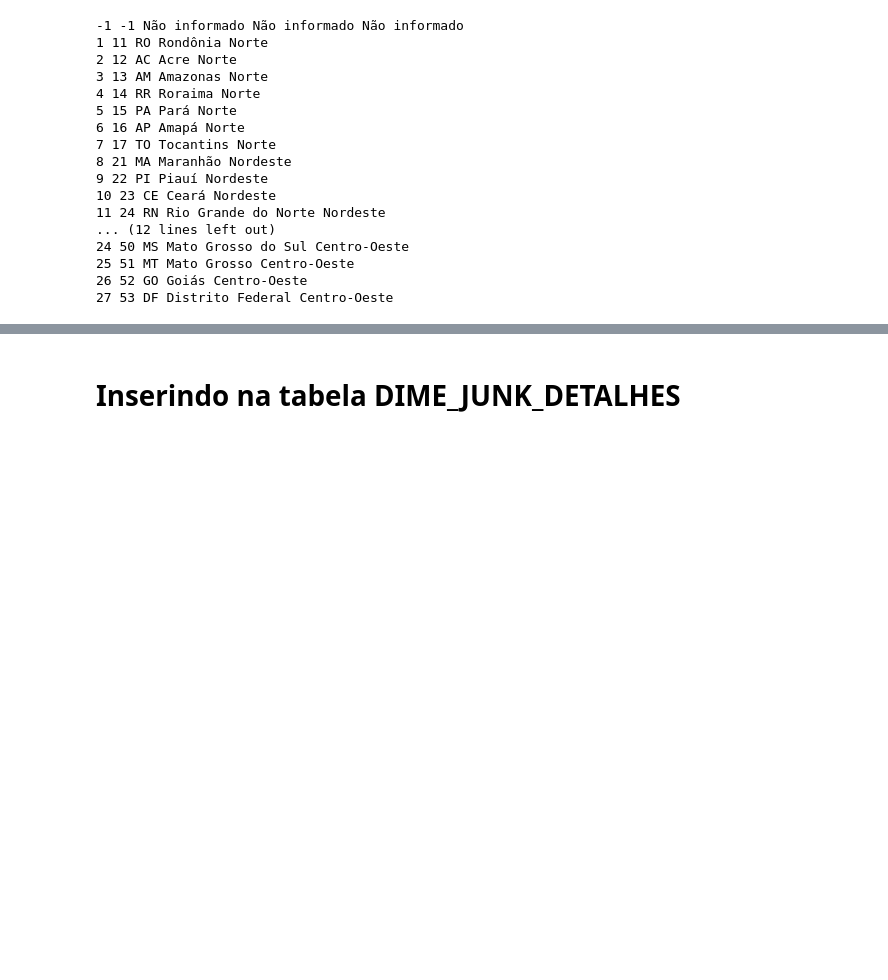
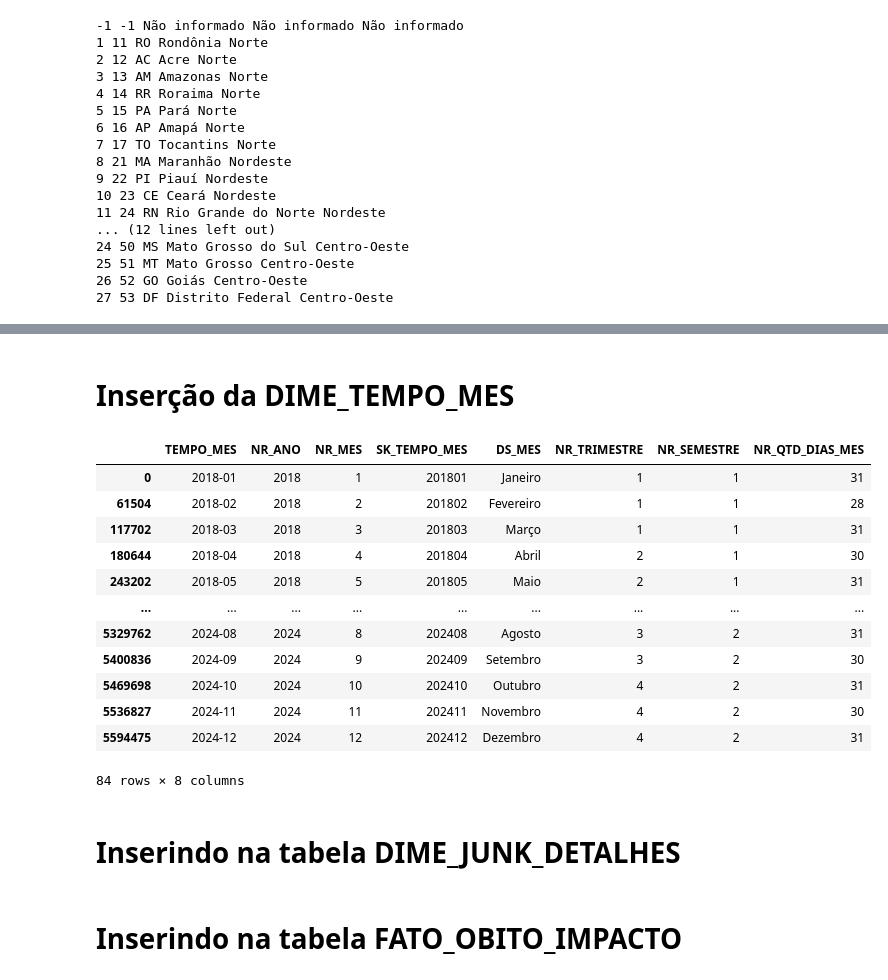
Before and after one commit to caiogoia123/Projeto_Final_BI, a Jupyter notebook: DataMart.ipynb, the cells around one changed output, grey strips where cells are left out. Drawn from its saved outputs; the diff is of its cells as text; code cells hidden in the pictures; blank space fills up the shorter version.

```diff
--- a/DataMart.ipynb
+++ b/DataMart.ipynb
@@ -439,0 +685,2 @@ conn.close()
+# %% [markdown]
+# Inserção da DIME_TEMPO_MES
@@ -440,2 +746,18 @@ conn.close()
+# %%
+df_tempo.head(84)
+# %% [output]
+|  | TEMPO_MES | NR_ANO | NR_MES | SK_TEMPO_MES | DS_MES | NR_TRIMESTRE | NR_SEMESTRE | NR_QTD_DIAS_MES |
+| 0 | 2018-01 | 2018 | 1 | 201801 | Janeiro | 1 | 1 | 31 |
+| 61504 | 2018-02 | 2018 | 2 | 201802 | Fevereiro | 1 | 1 | 28 |
+| 117702 | 2018-03 | 2018 | 3 | 201803 | Março | 1 | 1 | 31 |
+| 180644 | 2018-04 | 2018 | 4 | 201804 | Abril | 2 | 1 | 30 |
+| 243202 | 2018-05 | 2018 | 5 | 201805 | Maio | 2 | 1 | 31 |
+| ... | ... | ... | ... | ... | ... | ... | ... | ... |
+| 5329762 | 2024-08 | 2024 | 8 | 202408 | Agosto | 3 | 2 | 31 |
+| 5400836 | 2024-09 | 2024 | 9 | 202409 | Setembro | 3 | 2 | 30 |
+| 5469698 | 2024-10 | 2024 | 10 | 202410 | Outubro | 4 | 2 | 31 |
+| 5536827 | 2024-11 | 2024 | 11 | 202411 | Novembro | 4 | 2 | 30 |
+| 5594475 | 2024-12 | 2024 | 12 | 202412 | Dezembro | 4 | 2 | 31 |
+84 rows × 8 columns
 # %% [markdown]
 # Inserindo na tabela DIME_JUNK_DETALHES
@@ -457,0 +796,2 @@ conn.close()
+# %% [markdown]
+# Inserindo na tabela FATO_OBITO_IMPACTO
```
Also changed, not shown: parts of 17 cells of this notebook, 2 other files.
